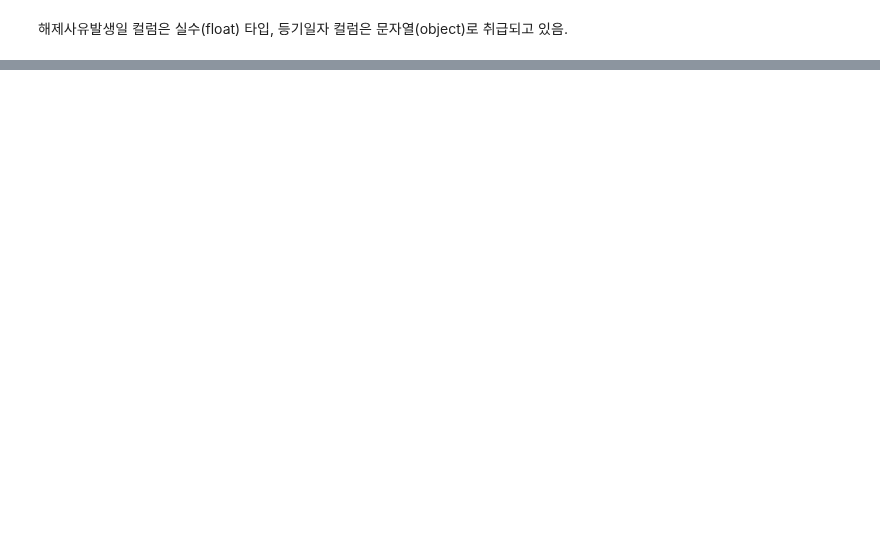
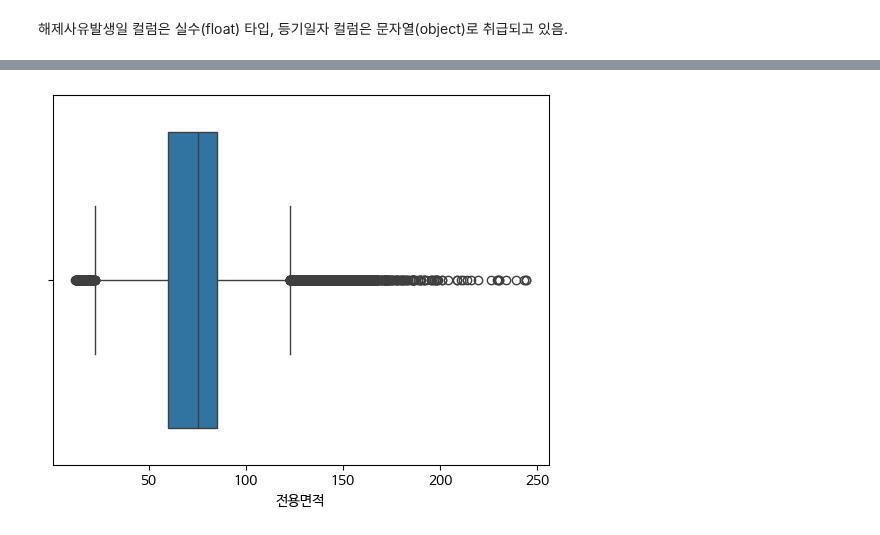
Before and after one commit to JakeOh/202511_BD53, a Jupyter notebook: lab_python/da13_apt.ipynb, the cells around one changed output, grey strips where cells are left out. Saved outputs shown, nothing was run; the diff lists cells and outputs as text; code cells hidden in the pictures; blank space fills up the shorter version.

```diff
--- a/lab_python/da13_apt.ipynb
+++ b/lab_python/da13_apt.ipynb
@@ -152,0 +241,6 @@ apt.describe()
+# %%
+apt = pd.read_csv(file_path, skiprows=15, encoding='euc-kr', thousands=',', na_values='-',
+                  parse_dates=['해제사유발생일', '등기일자'],
+                  date_format={'해제사유발생일': '%Y%m%d', '등기일자': '%y.%m.%d'})
+# parse_dates 파라미터: 날짜 포맷으로 해석(parse)해야 할 컬럼 이름들의 리스트.
+# date_format 파라미터: {'컬럼이름': '날짜포맷', ...} dictionary.
@@ -152,0 +295,3 @@ apt.describe()
+# %%
+# 사용하기 불펴한 컬럼 이름들을 변경
+apt.rename(columns={'전용면적(㎡)': '전용면적', '거래금액(만원)': '거래금액'}, inplace=True)
@@ -152,0 +336,5 @@ apt.describe()
+# %%
+sns.boxplot(data=apt, x='전용면적')
+plt.show()
+# %% [output]
+[figure, added]
```
Also changed, not shown: parts of 21 cells of this notebook.
